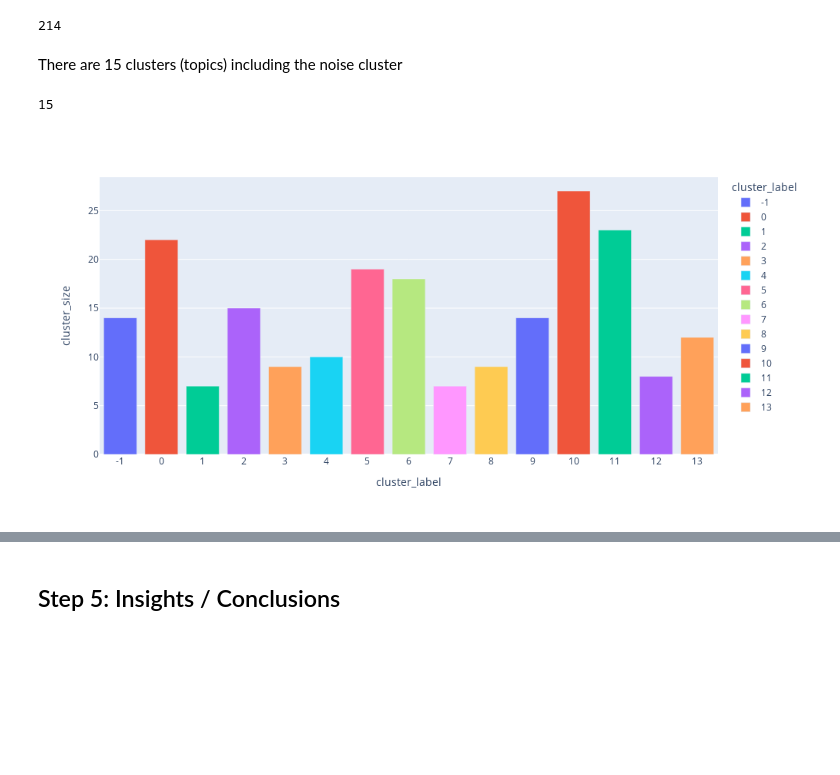
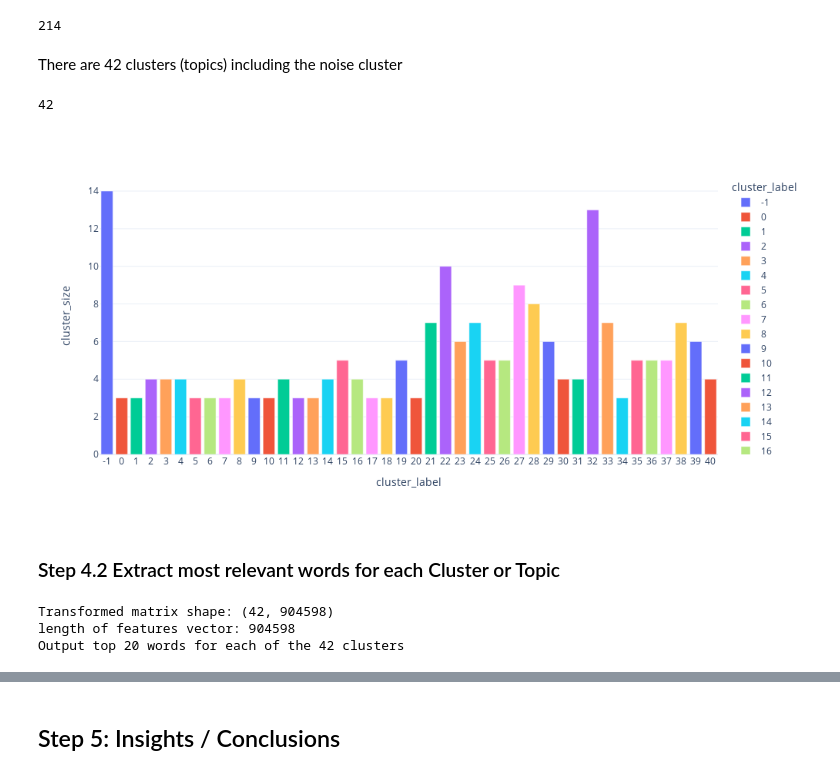
Before and after one commit to huyndao/sg1-topic-modeling, a Jupyter notebook: sg1-topic-modeling.ipynb, the cells around one changed output, grey strips where cells are left out. Saved outputs shown, nothing was run; the diff lists cells and outputs as text; code cells hidden in the pictures; blank space fills up the shorter version.

Commit message:
updated with top 20 words per topic modeling and plot of topic clusters

```diff
--- a/sg1-topic-modeling.ipynb
+++ b/sg1-topic-modeling.ipynb
@@ -638,13 +648,13 @@ corpus_embeddings.shape
 # %% [markdown]
 Saves the corpus embeddings.
 # %%
-with open("corpus_embeddings.pickle", "wb") as f:
+with open("step_03_corpus_embeddings.pkl", "wb") as f:
     pickle.dump(corpus_embeddings, f)
 # %% [markdown]
 ## Step 4: Topic Modeling
 # %%
 # load the corpus embeddings
-with open("corpus_embeddings.pickle", "rb") as f:
+with open("step_03_corpus_embeddings.pkl", "rb") as f:
     corpus_embeddings = pickle.load(f)
 # %% [markdown]
 - To model the topics of the shows, I need to cluster episodes that are similar together
@@ -660,19 +670,19 @@ with open("corpus_embeddings.pickle", "rb") as f:
 - The objective of the whole hyperparameter tuning process is to get the highest possible Density based clustering metric, the Validity Index, which ranges from -1 to 1
 - The tuning process is done with optuna
 # %%
-import optuna
+corpus_scaled = StandardScaler().fit_transform(corpus_embeddings)
 
 
 def objective(trial):
     min_size = trial.suggest_int("min_cluster_size", 2, 10)
-    min_samp = trial.suggest_int("min_samples", 1, 20)
+    min_samp = trial.suggest_int("min_samples", 1, 10)
     n_comps = 100
-    n_neighs = trial.suggest_int("n_neighbors", 1, 50)
+    n_neighs = trial.suggest_int("n_neighbors", 1, 10)
     try:
         reducer = umap.UMAP(
             n_jobs=-1, n_components=n_comps, n_neighbors=n_neighs, min_dist=0.0
         )
-        reduced = reducer.fit_transform(corpus_embeddings).astype(np.float64)
+        reduced = reducer.fit_transform(corpus_scaled).astype(np.float64)
 
         clusterer = hdbscan.HDBSCAN(
             min_cluster_size=min_size,
@@ -689,7 +699,7 @@ def objective(trial):
 
 
 try:
-    with open("study.pickle", "rb") as f:
+    with open("step_04.1_study.pkl", "rb") as f:
         study = pickle.load(f)
 except:
     study_name = "hdbscan_study"
@@ -708,7 +718,7 @@ except:
     )
 
     # pickle the thing
-    with open("study.pickle", "wb") as f:
+    with open("step_04.1_study.pkl", "wb") as f:
         pickle.dump(study, f)
 # %%
 print(
@@ -730,9 +741,7 @@ fig.show("png")
 # %%
-from sklearn.pipeline import make_pipeline
-
-
 def gimme_pipeline(n_neighbors, min_cluster_size, min_samples):
     return make_pipeline(
+        StandardScaler(),
         umap.UMAP(n_jobs=-1, n_components=100, n_neighbors=n_neighbors, min_dist=0.0),
         hdbscan.HDBSCAN(
             min_cluster_size=min_cluster_size,
@@ -744,14 +753,14 @@ def gimme_pipeline(n_neighbors, min_cluster_size, min_samples):
 
 
 try:
-    with open("reducer_cluster_pipeline.pickle", "rb") as f:
+    with open("step_04.2_reducer_cluster_pipeline.pkl", "rb") as f:
         reducer_cluster_pipeline = pickle.load(f)
 except:
     reducer_cluster_pipeline = gimme_pipeline(**study.best_params)
     reducer_cluster_pipeline.fit(corpus_embeddings)
 
     # pickle it
-    with open("reducer_cluster_pipeline.pickle", "wb") as f:
+    with open("step_04.2_reducer_cluster_pipeline.pkl", "wb") as f:
         pickle.dump(reducer_cluster_pipeline, f)
 # %%
 reducer_cluster_pipeline
@@ -768,24 +778,28 @@ len(reducer_cluster_pipeline["hdbscan"].labels_)
 # %% [output]
 214
 # %% [markdown]
-There are 15 clusters (topics) including the noise cluster
+There are 42 clusters (topics) including the noise cluster
 # %%
-len(np.unique(reducer_cluster_pipeline["hdbscan"].labels_))
+len(set(reducer_cluster_pipeline["hdbscan"].labels_))
 # %% [output]
-15
+42
 # %%
+gc.collect()
 fig = px.bar(
     pl.Series(reducer_cluster_pipeline["hdbscan"].labels_)
     .value_counts()
     .rename({"": "cluster_label", "counts": "cluster_size"})
     .sort(by="cluster_label")
     .with_columns(pl.col("cluster_label").cast(pl.Utf8)),
     x="cluster_label",
     y="cluster_size",
     color="cluster_label",
     width=1000,
     height=500,
+    template="plotly_white",
 )
 fig.show("png")
 # %% [output]
-[figure, old version]
+[figure, new version]
+# %% [markdown]
+### Step 4.2 Extract most relevant words for each Cluster or Topic
@@ -791,0 +881,6 @@ fig.show("png")
+# %%
+test, _ = get_top_n_words(tokenized_corpus, clusterer.labels_, 20)
+# %% [output]
+Transformed matrix shape: (42, 904598)
+length of features vector: 904598
+Output top 20 words for each of the 42 clusters
```
Also changed, not shown: parts of 31 cells of this notebook, 12 other files.
